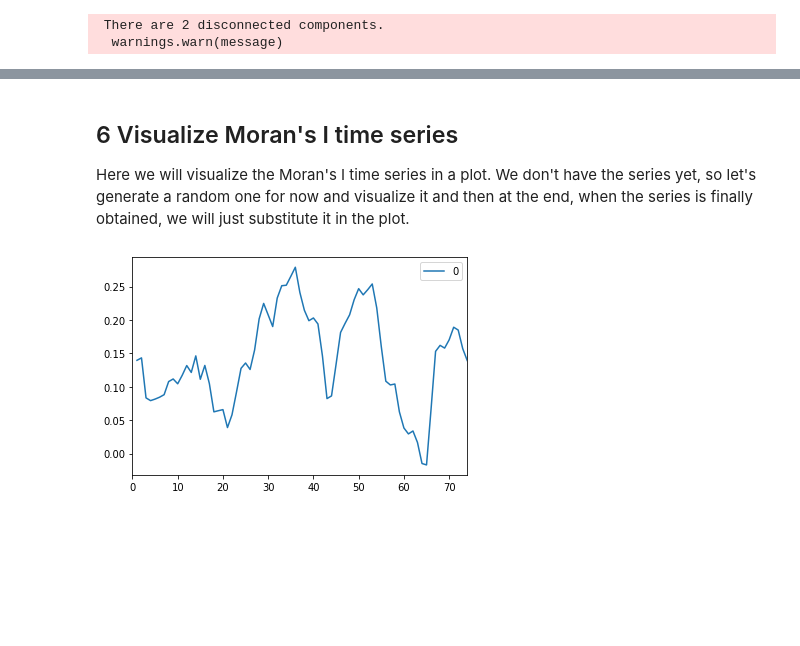
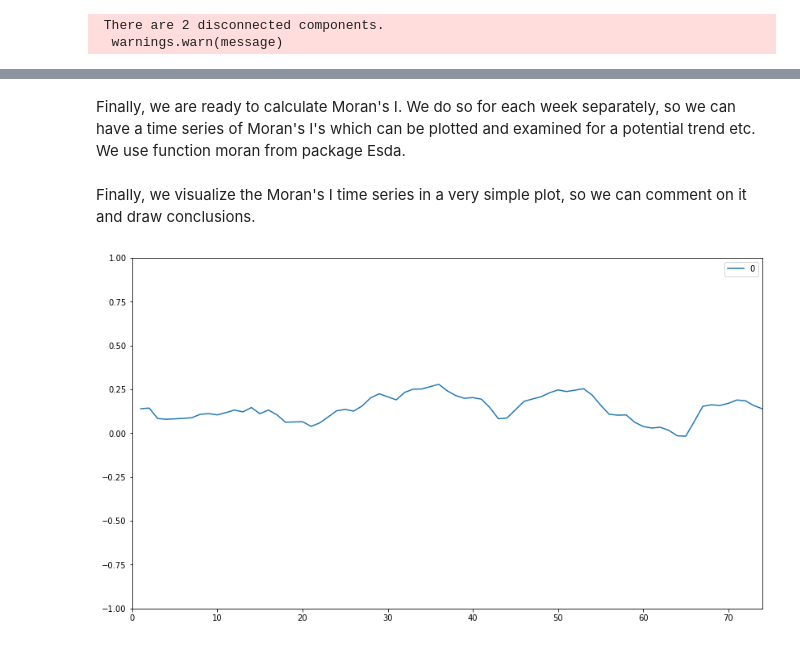
Before and after one commit to ProvaznikJan/CovidProject, a Jupyter notebook: Data interpreter.ipynb, the cells around one changed output, grey strips where cells are left out. Saved outputs shown, nothing was run; the diff lists cells and outputs as text; code cells hidden in the pictures; blank space fills up the shorter version.

Commit message:
Final changes and conclusions

```diff
--- a/Data interpreter.ipynb
+++ b/Data interpreter.ipynb
@@ -360,24 +385,29 @@ wq =  weights.distance.KNN.from_dataframe(everything, k=4)
+# %% [markdown]
+Finally, we are ready to calculate Moran's I. We do so for each week separately, so we can have a time series of Moran's I's which can be plotted and examined for a potential trend etc.
+We use function moran from package Esda.
 # %%
+# we rearrange the data into a covenient form where each week is a column
 nuts_code_index = weekly.pivot(index='nuts_code', columns='year_week', values='rate_14_day_per_100k')
+
+# but there are still some extra-european regions in the data which we don't want
+# so we make a list of the regions in our shapefile
 fids = everything['FID'].unique()
 rows = [n for n, l in enumerate(list(nuts_code_index.index)) if l in fids]
-mi = []
+
+# now we iterate over the columns and calculate I, but take only those rows which interest us
+results = []
 for i in nuts_code_index.columns:
     y = nuts_code_index[i][rows]
     y = y.fillna(value=0)
-    mi.append(esda.moran.Moran(y, wq))
-results = []
-for i in mi:
-    results.append(i.I)
+    results.append(esda.moran.Moran(y, wq).I)
-# %% [markdown]
-## 6 Visualize Moran's I time series
-
-Here we will visualize the Moran's I time series in a plot. We don't have the series yet, so let's generate a random one for now and visualize it and then at the end, when the series is finally obtained, we will just substitute it in the plot.
+# %% [markdown]
+Finally, we visualize the Moran's I time series in a very simple plot, so we can comment on it and draw conclusions.
 # %%
 y = pd.DataFrame(results)
 # %%
 #make a plot of y:
-y.plot()
+y.plot(figsize = (14,8))
+plt.ylim([-1, 1])
 plt.show()
 # %% [output]
-[figure, old version]
+[figure, new version]
```
Also changed, not shown: parts of 35 cells of this notebook.
